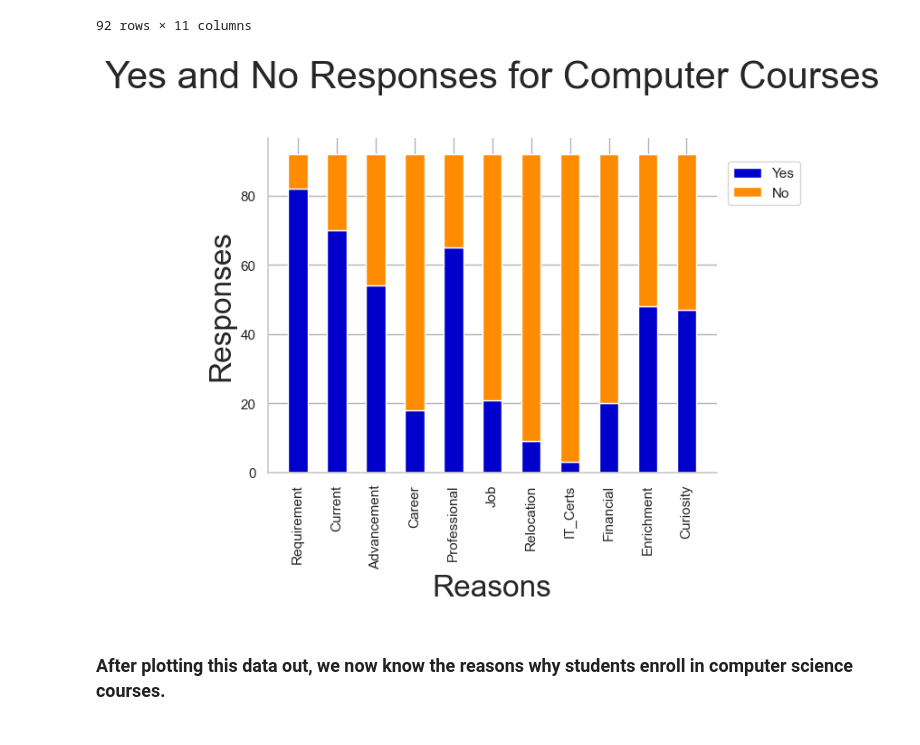
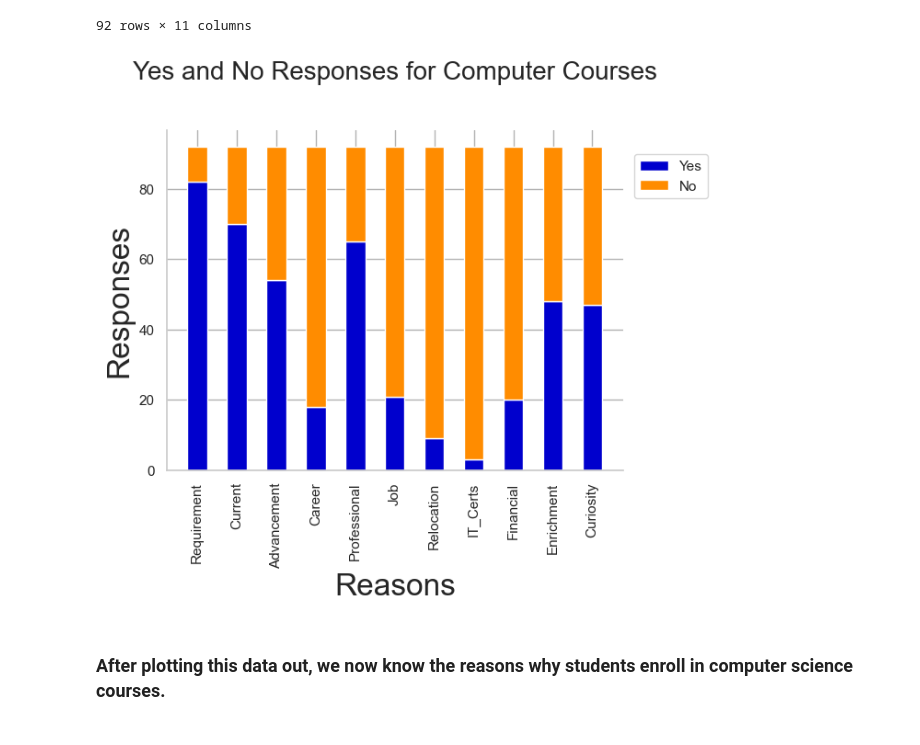
Before and after one commit to ccmjvelardi/Project-1---College-Recruitment-Improvement-Study, a Jupyter notebook: Data_Science_Project_#1/survey_plots.ipynb, the cells around one changed output. Saved outputs shown, nothing was run; the diff lists cells and outputs as text; code cells hidden in the pictures.

```diff
--- a/Data_Science_Project_#1/survey_plots.ipynb
+++ b/Data_Science_Project_#1/survey_plots.ipynb
@@ -336,35 +340,36 @@ fig, ax = plt.subplots()
 bottom = np.zeros(11)
 
 #Bar width
 width = 0.5
 
 #Loop to set-up the stacked bar graph
 for answer, count in counts.items():
     p = ax.bar(categories, count, width, label = answer, bottom = bottom, color=bar_colors[answer])
     bottom += count
 
 #Rotate X Labels
 plt.xticks(rotation=90)
 
 #Graph Title
-ax.set_title("Yes and No Responses for Computer Courses", fontsize=30, pad=40)
+ax.set_title("Yes and No Responses for Computer Courses", fontsize=20, pad=40)
 
 #Move legend outside graph
 ax.legend(bbox_to_anchor=(1.01, 0.95), loc='upper left')
 
 #Create the x-axis label
 plt.xlabel("Reasons", fontsize=24)
 
 #Create the y-axis label
 plt.ylabel("Responses", fontsize=24)
 
+
 #Save plot as a png
 plt.savefig('question3.png', dpi=300, bbox_inches='tight')
 
 #Trim the top and the right edge of the graph
 sns.despine()
 # %% [output]
-[figure, old version]
+[figure, new version]
 # %% [markdown]
 ### After plotting this data out, we now know the reasons why students enroll in computer science courses.
 ###
```
Also changed, not shown: parts of 2 cells of this notebook, 2 other files.
